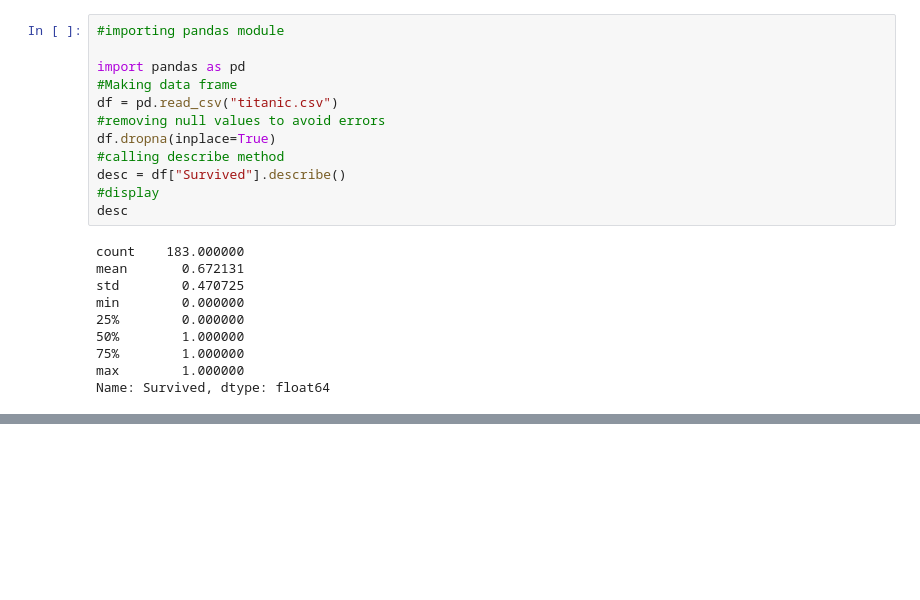
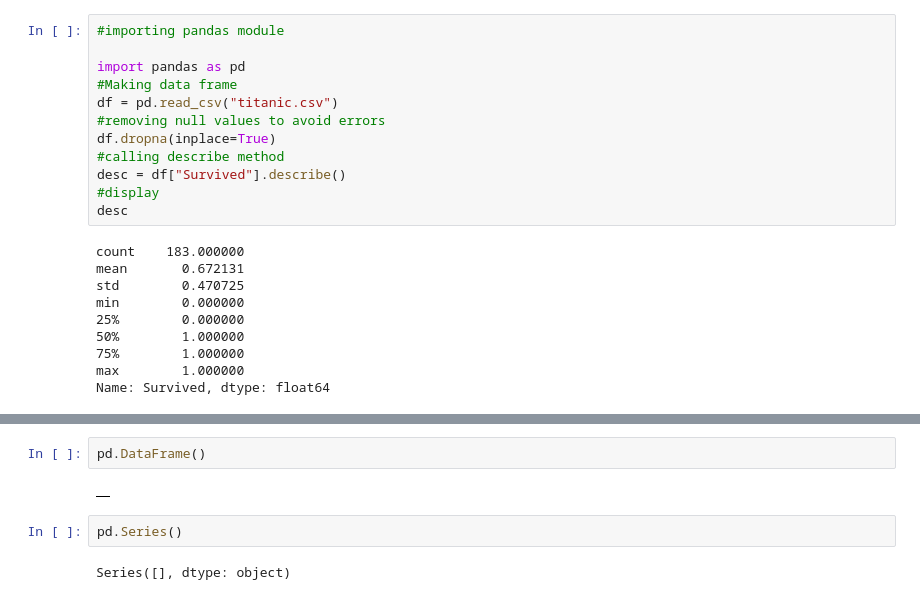
Before and after one commit to sultanaraziamst/pandas, a Jupyter notebook: titanic.ipynb, the cells around one changed output, grey strips where cells are left out. Cells and saved outputs as stored; diff of their text form; blank space fills up the shorter version.

```diff
--- a/titanic.ipynb
+++ b/titanic.ipynb
@@ -176,0 +254,8 @@ Name: Survived, dtype: float64
+# %%
+pd.DataFrame()
+# %% [output]
+|  |
+# %%
+pd.Series()
+# %% [output]
+Series([], dtype: object)
```
Also changed, not shown: parts of 9 cells of this notebook.
